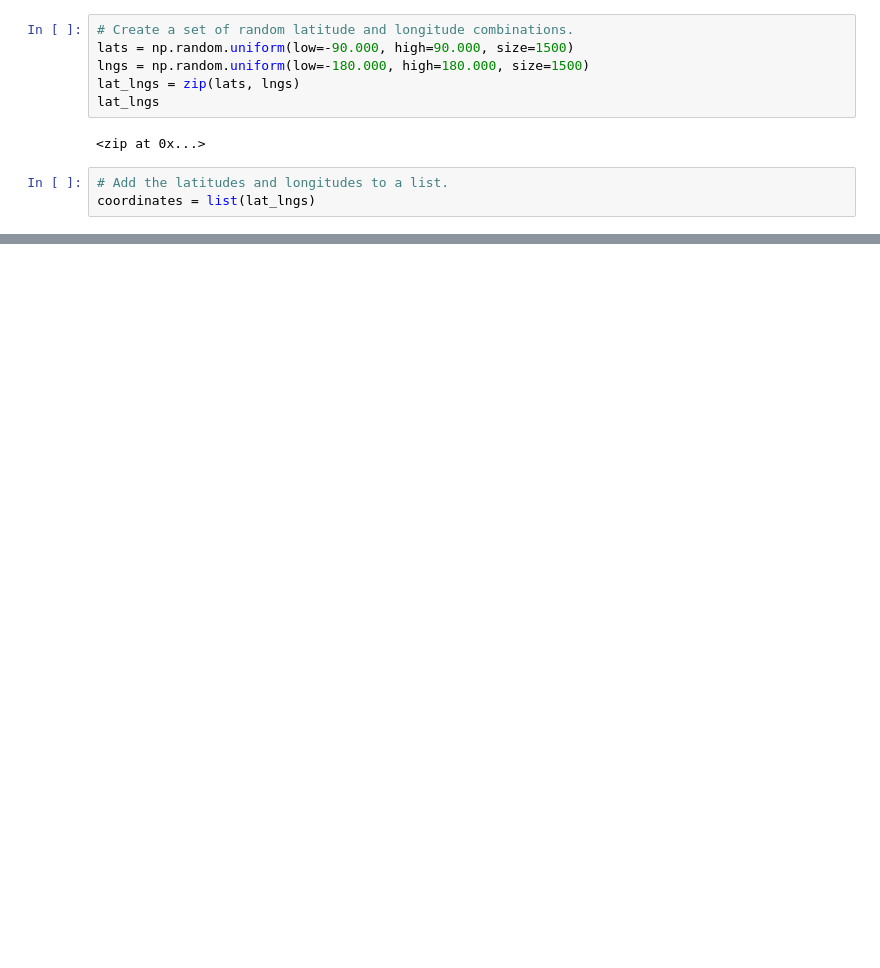
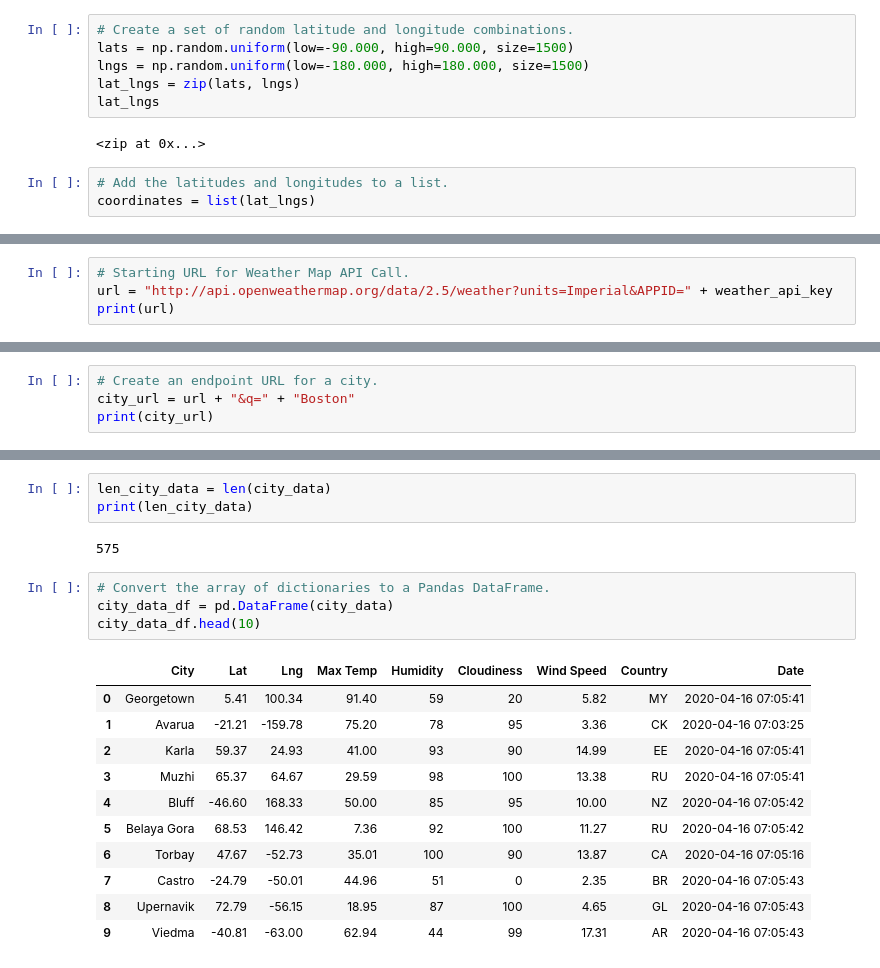
Before and after one commit to alyssavonyokes/World_Weather_Analysis, a Jupyter notebook: WeatherPy.ipynb, the cells around one changed output, grey strips where cells are left out. Saved outputs shown, nothing was run; the diff lists cells and outputs as text; blank space fills up the shorter version.

```diff
--- a/WeatherPy.ipynb
+++ b/WeatherPy.ipynb
@@ -33,0 +40,4 @@ len(cities)
+# %%
+# Starting URL for Weather Map API Call.
+url = "http://api.openweathermap.org/data/2.5/weather?units=Imperial&APPID=" + weather_api_key
+print(url)
@@ -33,0 +46,4 @@ len(cities)
+# %%
+# Create an endpoint URL for a city.
+city_url = url + "&q=" + "Boston"
+print(city_url)
@@ -33,0 +142,21 @@ len(cities)
+# %%
+len_city_data = len(city_data)
+print(len_city_data)
+# %% [output]
+575
+# %%
+# Convert the array of dictionaries to a Pandas DataFrame.
+city_data_df = pd.DataFrame(city_data)
+city_data_df.head(10)
+# %% [output]
+|  | City | Lat | Lng | Max Temp | Humidity | Cloudiness | Wind Speed | Country | Date |
+| 0 | Georgetown | 5.41 | 100.34 | 91.40 | 59 | 20 | 5.82 | MY | 2020-04-16 07:05:41 |
+| 1 | Avarua | -21.21 | -159.78 | 75.20 | 78 | 95 | 3.36 | CK | 2020-04-16 07:03:25 |
+| 2 | Karla | 59.37 | 24.93 | 41.00 | 93 | 90 | 14.99 | EE | 2020-04-16 07:05:41 |
+| 3 | Muzhi | 65.37 | 64.67 | 29.59 | 98 | 100 | 13.38 | RU | 2020-04-16 07:05:41 |
+| 4 | Bluff | -46.60 | 168.33 | 50.00 | 85 | 95 | 10.00 | NZ | 2020-04-16 07:05:42 |
+| 5 | Belaya Gora | 68.53 | 146.42 | 7.36 | 92 | 100 | 11.27 | RU | 2020-04-16 07:05:42 |
+| 6 | Torbay | 47.67 | -52.73 | 35.01 | 100 | 90 | 13.87 | CA | 2020-04-16 07:05:16 |
+| 7 | Castro | -24.79 | -50.01 | 44.96 | 51 | 0 | 2.35 | BR | 2020-04-16 07:05:43 |
+| 8 | Upernavik | 72.79 | -56.15 | 18.95 | 87 | 100 | 4.65 | GL | 2020-04-16 07:05:43 |
+| 9 | Viedma | -40.81 | -63.00 | 62.94 | 44 | 99 | 17.31 | AR | 2020-04-16 07:05:43 |
```
Also changed, not shown: parts of 7 cells of this notebook, 3 other files.
